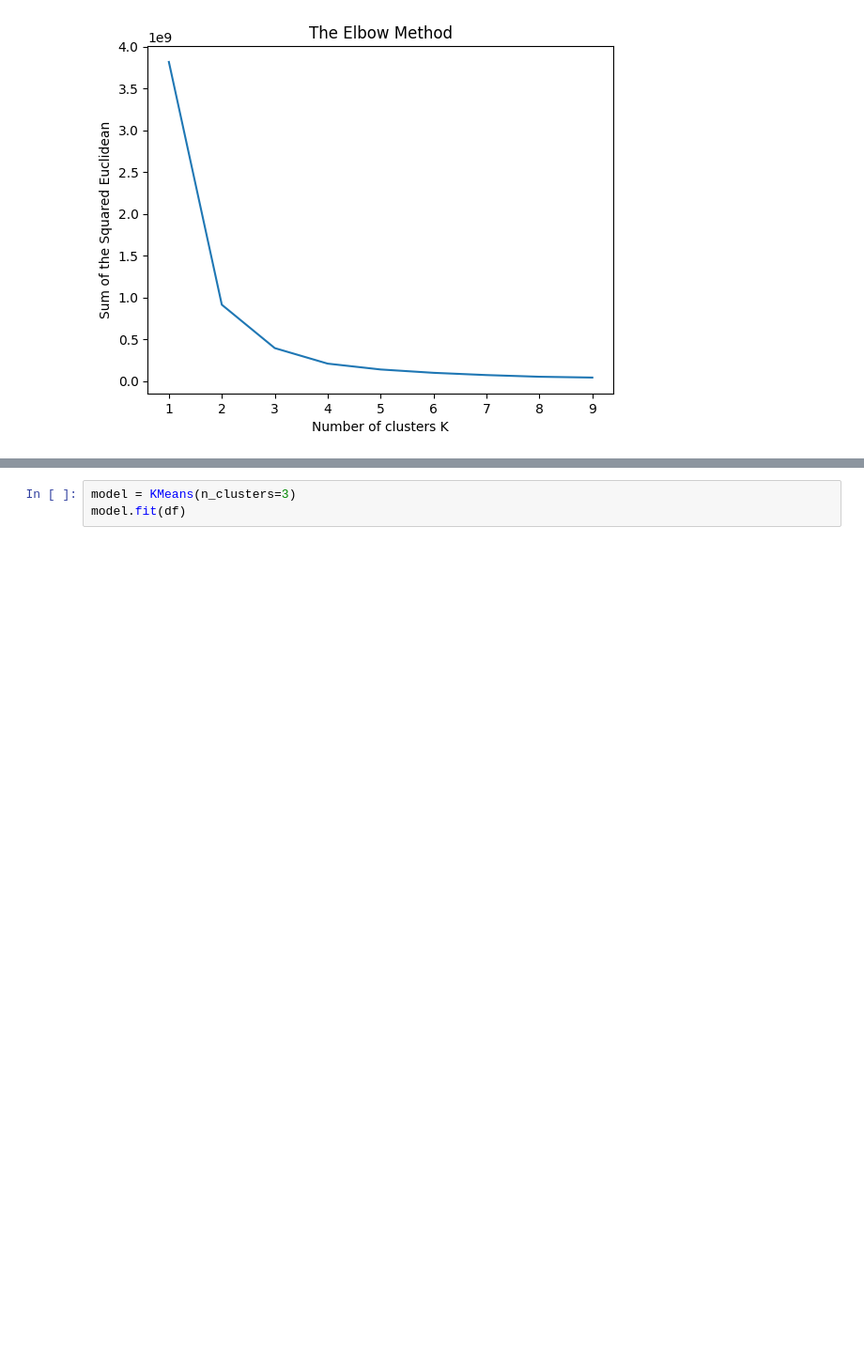
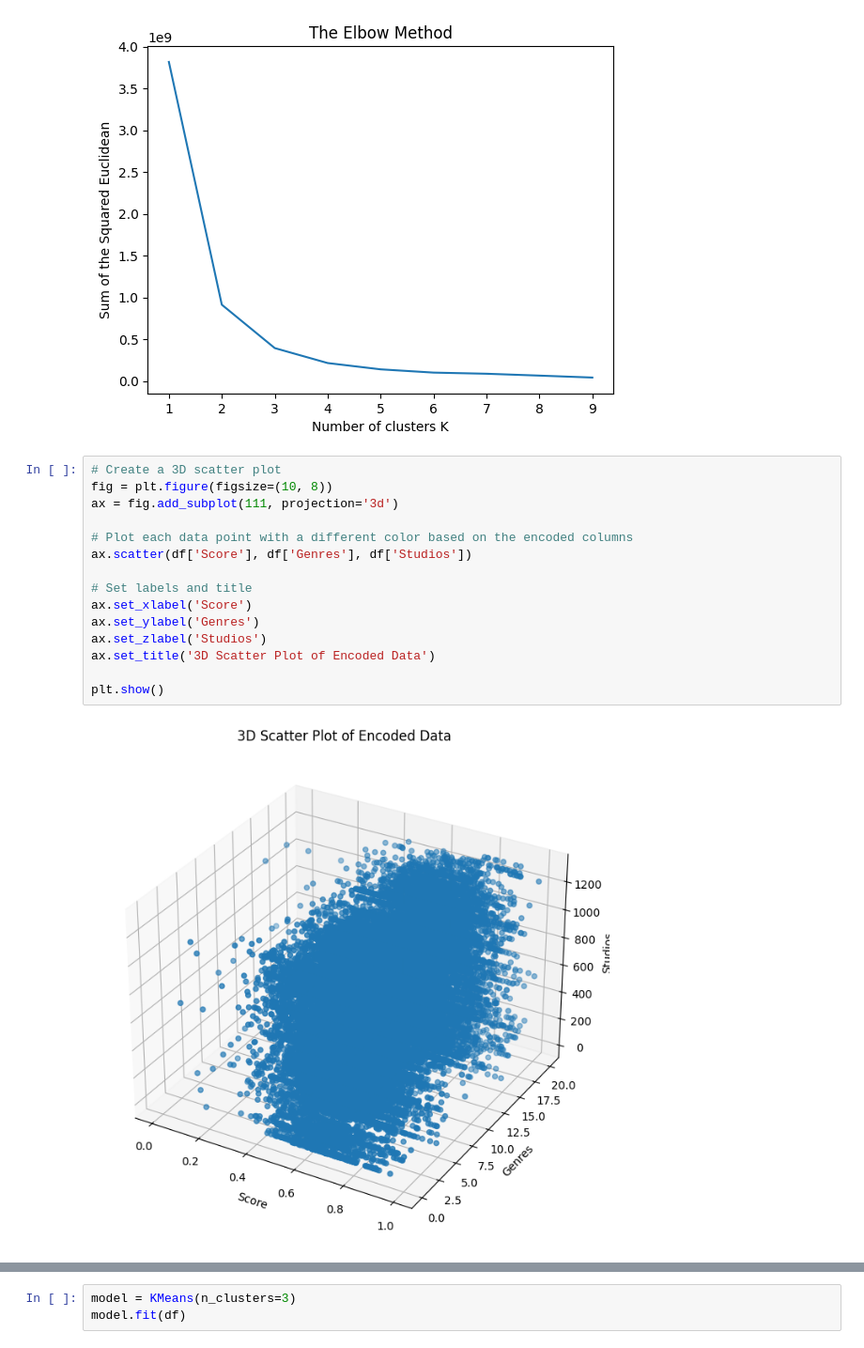
Before and after one commit to Phanuruj3146/AniMatch, a Jupyter notebook: kmeans.ipynb, the cells around one changed output, grey strips where cells are left out. Shown: that part at 94% size. Saved outputs shown, nothing was run; the diff lists cells and outputs as text; blank space fills up the shorter version.

```diff
--- a/kmeans.ipynb
+++ b/kmeans.ipynb
@@ -123,3 +131,20 @@ plt.ylabel('Sum of the Squared Euclidean')
 plt.show()
 # %% [output]
 [figure]
+# %%
+# Create a 3D scatter plot
+fig = plt.figure(figsize=(10, 8))
+ax = fig.add_subplot(111, projection='3d')
+
+# Plot each data point with a different color based on the encoded columns
+ax.scatter(df['Score'], df['Genres'], df['Studios'])
+
+# Set labels and title
+ax.set_xlabel('Score')
+ax.set_ylabel('Genres')
+ax.set_zlabel('Studios')
+ax.set_title('3D Scatter Plot of Encoded Data')
+
+plt.show()
+# %% [output]
+[figure, added]
```
Also changed, not shown: parts of 12 cells of this notebook.
